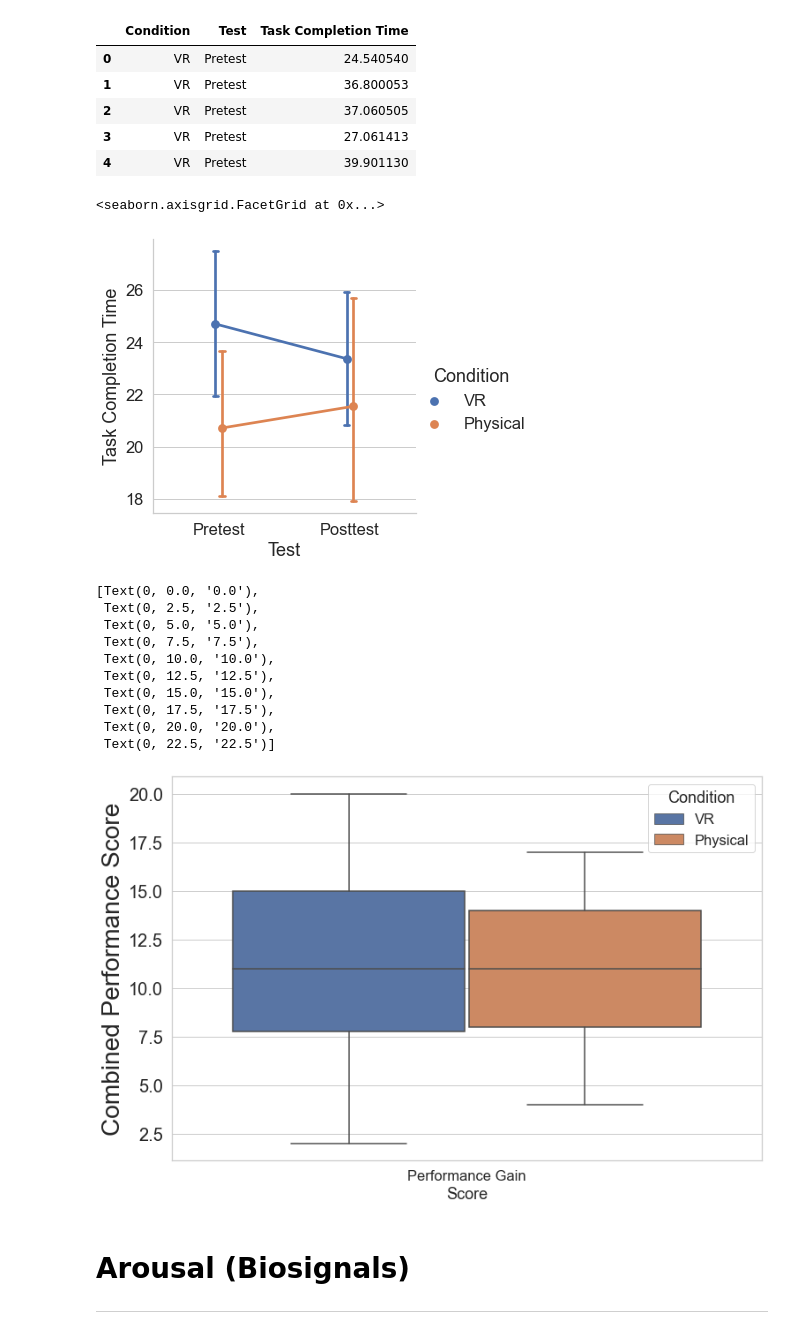
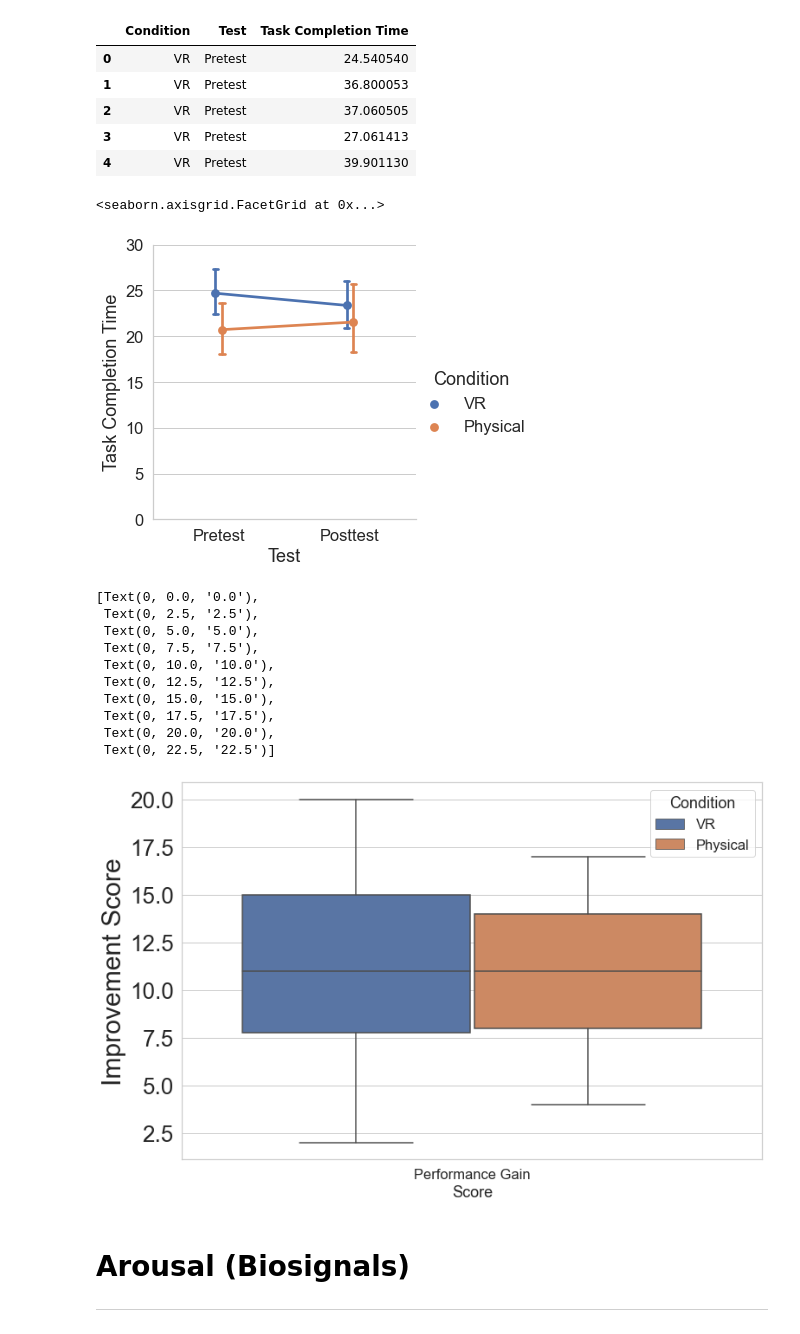
Before and after one commit to karmakomik/BuzzwireExperimentDataAnalysis, a Jupyter notebook: Dec2021ExperimentResults/iMotionsData/BuzzwireStats.ipynb, the cells around one changed output. Cells and saved outputs as stored; diff of their text form; code cells hidden in the pictures.

```diff
--- a/Dec2021ExperimentResults/iMotionsData/BuzzwireStats.ipynb
+++ b/Dec2021ExperimentResults/iMotionsData/BuzzwireStats.ipynb
@@ -510,10 +505,11 @@ task_time_df_long.head()
 | 4 | VR | Pretest | 39.901130 |
 # %%
 sns.set(rc={'figure.figsize':(8,8)}, font_scale=1.5, style='whitegrid')
-sns.catplot(x='Test', y='Task Completion Time', dodge = True, hue= 'Condition', kind="point", data=task_time_df_long, capsize=.04)
+ax = sns.catplot(x='Test', y='Task Completion Time', dodge = True, hue= 'Condition', kind="point", data=task_time_df_long, capsize=.04)
+ax.set(ylim=(0.0, 30.0))
 # %% [output]
 <seaborn.axisgrid.FacetGrid at 0x...>
-[figure, old version]
+[figure, new version]
 # %%
 performance_score_df = combined_results_df[['Combined Performance Score', 'Condition']].copy()
 performance_score_df.rename(columns={'Combined Performance Score': 'Performance Gain'}, inplace=True)
@@ -522,8 +518,9 @@ performance_score_df_long.head()
 sns.set(rc={'figure.figsize':(12,8)}, font_scale=1.5, style='whitegrid')
 p = sns.boxplot(x="Score", y="Combined Performance Score", hue="Condition", data=performance_score_df_long)
 plt.legend(loc='upper right', title='Condition')
-p.set_ylabel("Combined Performance Score", fontsize = 28)
-p.set_yticklabels(p.get_yticks(), fontsize = 20)
+p.set_ylabel("Improvement Score", fontsize = 30)
+p.set_yticklabels(p.get_yticks(), fontsize = 26)
+#p.set_xticklabels(p.get_yticks(), fontsize = 30)
 # %% [output]
 [Text(0, 0.0, '0.0'),
  Text(0, 2.5, '2.5'),
@@ -535,7 +532,7 @@ p.set_yticklabels(p.get_yticks(), fontsize = 20)
  Text(0, 17.5, '17.5'),
  Text(0, 20.0, '20.0'),
  Text(0, 22.5, '22.5')]
-[figure, old version]
+[figure, new version]
 # %%
 #sns.set()
 #sns.boxplot(x="Condition", y="Combined Performance Score", hue="Condition", data=performance_score_df_long)
```
Also changed, not shown: parts of 16 cells of this notebook, 1 other file.
